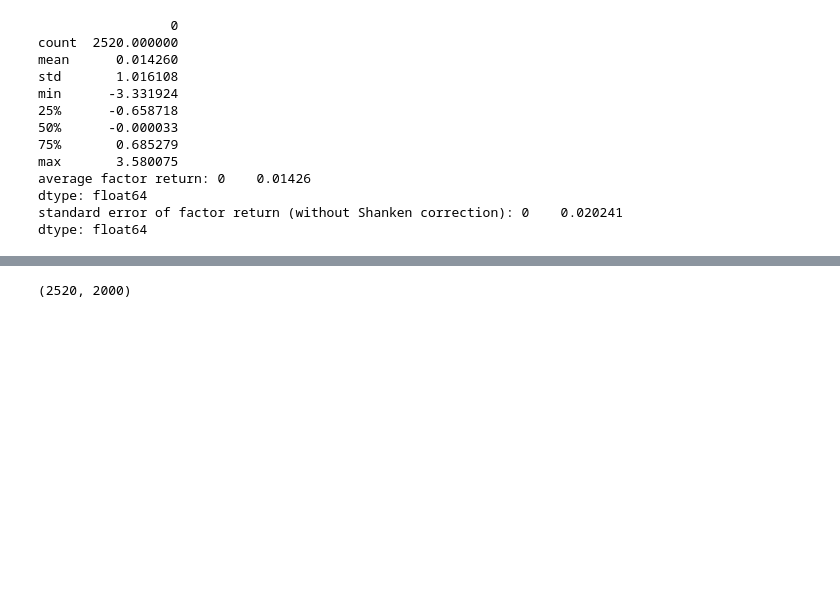
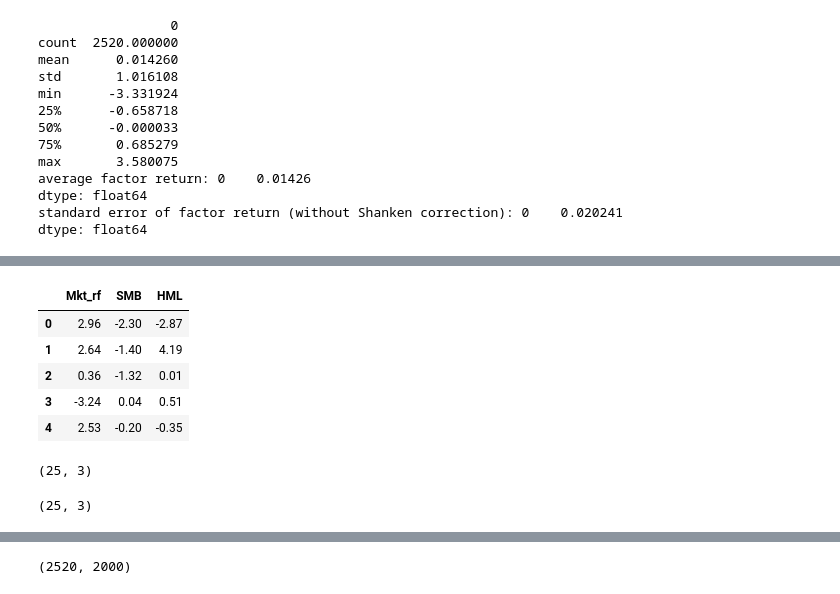
Before and after one commit to faisalnawazmir/Econometrics-ML_for_Finance, a Jupyter notebook: Copy_of_Fama_MacBeth_class.ipynb, the cells around one changed output, grey strips where cells are left out. Cells and saved outputs as stored; diff of their text form; code cells hidden in the pictures; blank space fills up the shorter version.

```diff
--- a/Copy_of_Fama_MacBeth_class.ipynb
+++ b/Copy_of_Fama_MacBeth_class.ipynb
@@ -151,0 +188,30 @@ dtype: float64
+# %%
+#data.iloc[:,1]
+fctrs = df[["Mkt_rf","SMB","HML"]]
+fctrs.head()
+# %% [output]
+|  | Mkt_rf | SMB | HML |
+| 0 | 2.96 | -2.30 | -2.87 |
+| 1 | 2.64 | -1.40 | 4.19 |
+| 2 | 0.36 | -1.32 | 0.01 |
+| 3 | -3.24 | 0.04 | 0.51 |
+| 4 | 2.53 | -0.20 | -0.35 |
+# %%
+# Step 1: time series regression firm by firm
+#fctrs = np.c_[mkt, smb, hml]
+b = np.zeros(3)
+for i in range(N): # firm-by-firm time series regression
+  model = LinearRegression()
+  model.fit(fctrs,data.iloc[:,i])
+  b = np.c_[b,model.coef_]
+
+b  = np.transpose(b[:,1:])
+b.shape
+# %% [output]
+(25, 3)
+# %%
+#b is bhat
+#b
+b.shape# (N,#factors)
+# %% [output]
+(25, 3)
```
Also changed, not shown: parts of 13 cells of this notebook.
